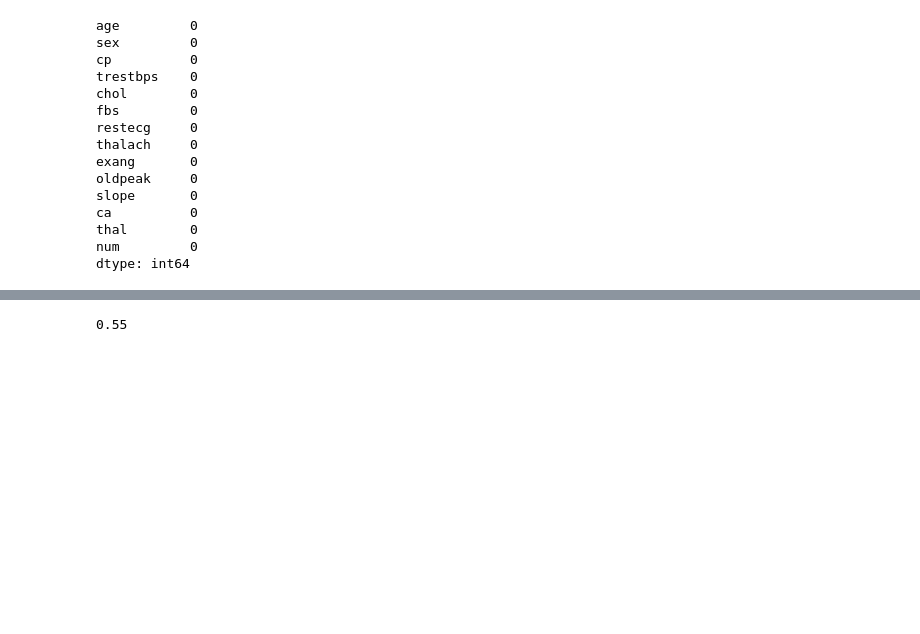
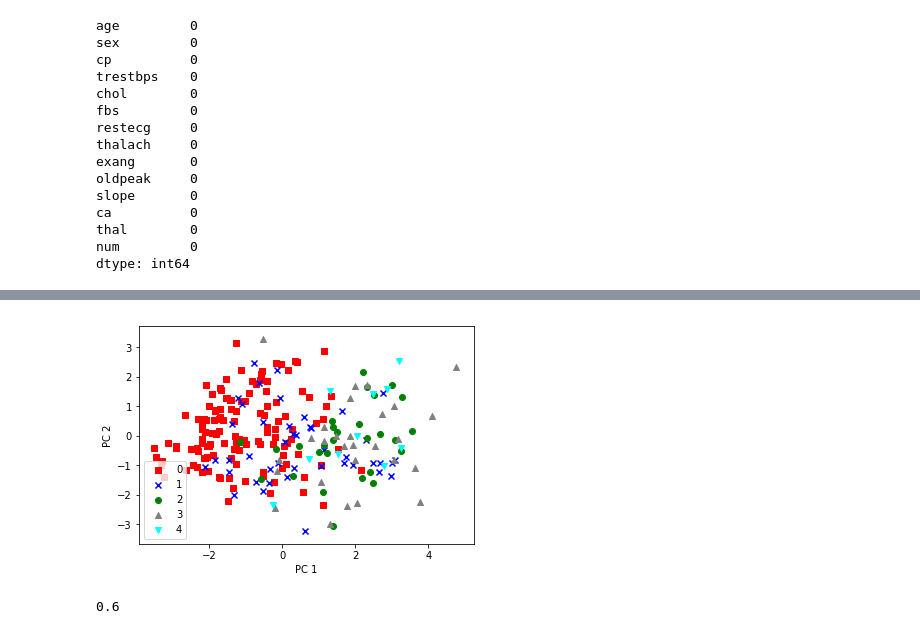
Before and after one commit to Happybirdy/Heart-Disease-Classifier, a Jupyter notebook: _Heart Disease Data Set -- Cleveland.ipynb, the cells around one changed output, grey strips where cells are left out. Cells and saved outputs as stored; diff of their text form; code cells hidden in the pictures; blank space fills up the shorter version.

```diff
--- a/_Heart Disease Data Set -- Cleveland.ipynb
+++ b/_Heart Disease Data Set -- Cleveland.ipynb
@@ -125,0 +261,14 @@ X_test_std = stdsc.transform(X_test)
+# %%
+# Let's visualize the data on the 2-dimensional space
+colors = ['red', 'blue', 'green', 'gray', 'cyan']
+makers = ['s', 'x', 'o', '^', 'v']
+for l, c, m in zip(np.unique(y_train), colors, makers):
+    plt.scatter(X_train_pca[y_train==l, 0],
+                X_train_pca[y_train==l, 1],
+                c=c, label=l, marker=m)
+plt.xlabel('PC 1')
+plt.ylabel('PC 2')
+plt.legend(loc='lower left')
+plt.show()
+# %% [output]
+[figure, added]
@@ -126,9 +309,9 @@ X_test_std = stdsc.transform(X_test)
 # %%
 # The data has been preprocessed, now let's first use linear Support Vector Machine to learn and predict this dataset
 from sklearn.svm import SVC
-svm = SVC(kernel='linear', C=10.0, random_state=0)
+svm = SVC(kernel='linear', C=6.0, random_state=0)   # It seesm that when C>6.0, the score is always 0.6
 svm.fit(X_train_std, y_train)
 #svm.predict(X_test_std)
 svm.score(X_test_std, y_test)
 # %% [output]
-0.55
+0.6
```
Also changed, not shown: parts of 33 cells of this notebook.
